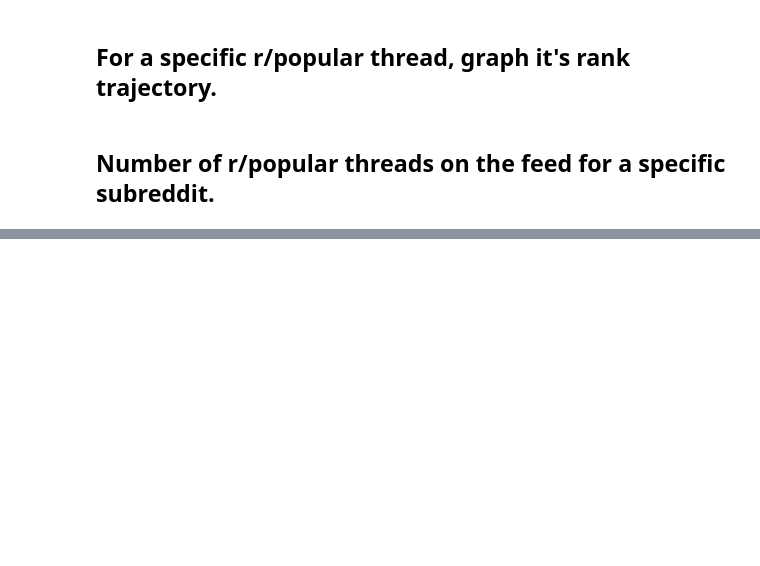
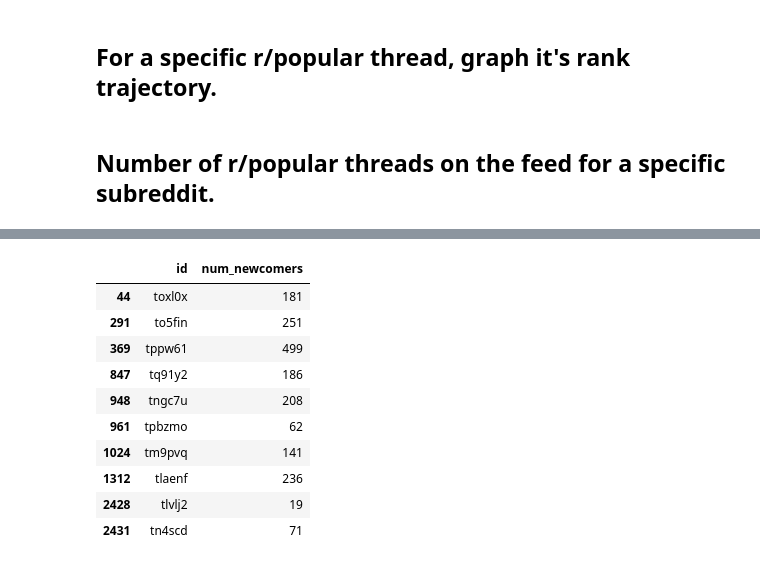
Before and after one commit to jackiec1998/resilient-communities, a Jupyter notebook: src/notebooks/analysis.ipynb, the cells around one changed output, grey strips where cells are left out. Cells and saved outputs as stored; diff of their text form; code cells hidden in the pictures; blank space fills up the shorter version.

Commit message:
Added a bunch of new figures, functions, and calculations regarding newcomers.

```diff
--- a/src/notebooks/analysis.ipynb
+++ b/src/notebooks/analysis.ipynb
@@ -120,5 +179,3 @@ fig.show('svg')
-# %%
-popular_snapshots = db.popular
 # %% [markdown]
 ## Grouping r/popular thread IDs, identifying their subreddit, and listing their snapshots (along with snapshot attributes).
 
@@ -297,0 +357,63 @@ fig.show('svg')
+# %%
+def count_newcomers(threads, subreddit):
+
+    counts = {}
+
+    first_comments = pd.DataFrame(
+        ps_comments[subreddit].aggregate([
+            {'$group': {
+                '_id': '$author',
+                'first_comment': {
+                    '$min': {
+                        'created_utc': '$created_utc',
+                        'author': '$author',
+                        'id': '$id',
+                        'permalink': '$permalink'
+                    }
+                }
+            }},
+            {'$replaceRoot': {'newRoot': '$first_comment'}}
+        ])
+    )
+
+    first_comment_ids = set(first_comments['id'])
+
+    for id in threads['id']:
+        thread_comments = pd.DataFrame(
+            ps_comments[subreddit].find({'link_id': {'$eq': 't3_' + id}})
+        )
+
+        comment_ids = set(thread_comments['id'])
+
+        new_comment_ids = comment_ids.intersection(first_comment_ids)
+
+        counts[id] = {
+            'num_newcomers': len(new_comment_ids),
+            'new_comments': list(new_comment_ids)
+        }
+
+
+    return pd.DataFrame.from_dict(counts, orient='index')
+
+subreddit = 'WorkReform'
+
+selected_threads = popular_threads[popular_threads['subreddit'] == subreddit].copy()
+
+selected_threads = selected_threads.join(
+    count_newcomers(selected_threads, subreddit),
+    on='id'
+)
+
+selected_threads[['id', 'num_newcomers']]
+# %% [output]
+|  | id | num_newcomers |
+| 44 | toxl0x | 181 |
+| 291 | to5fin | 251 |
+| 369 | tppw61 | 499 |
+| 847 | tq91y2 | 186 |
+| 948 | tngc7u | 208 |
+| 961 | tpbzmo | 62 |
+| 1024 | tm9pvq | 141 |
+| 1312 | tlaenf | 236 |
+| 2428 | tlvlj2 | 19 |
+| 2431 | tn4scd | 71 |
```
Also changed, not shown: parts of 19 cells of this notebook.
